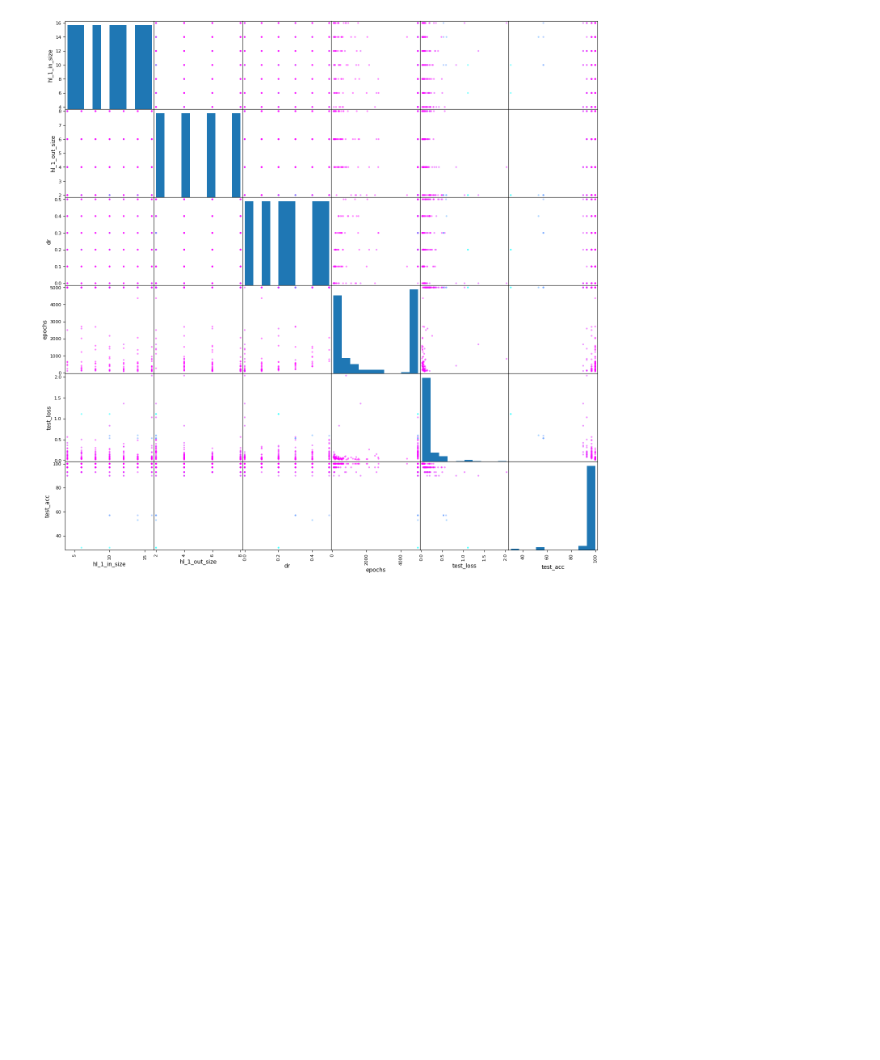
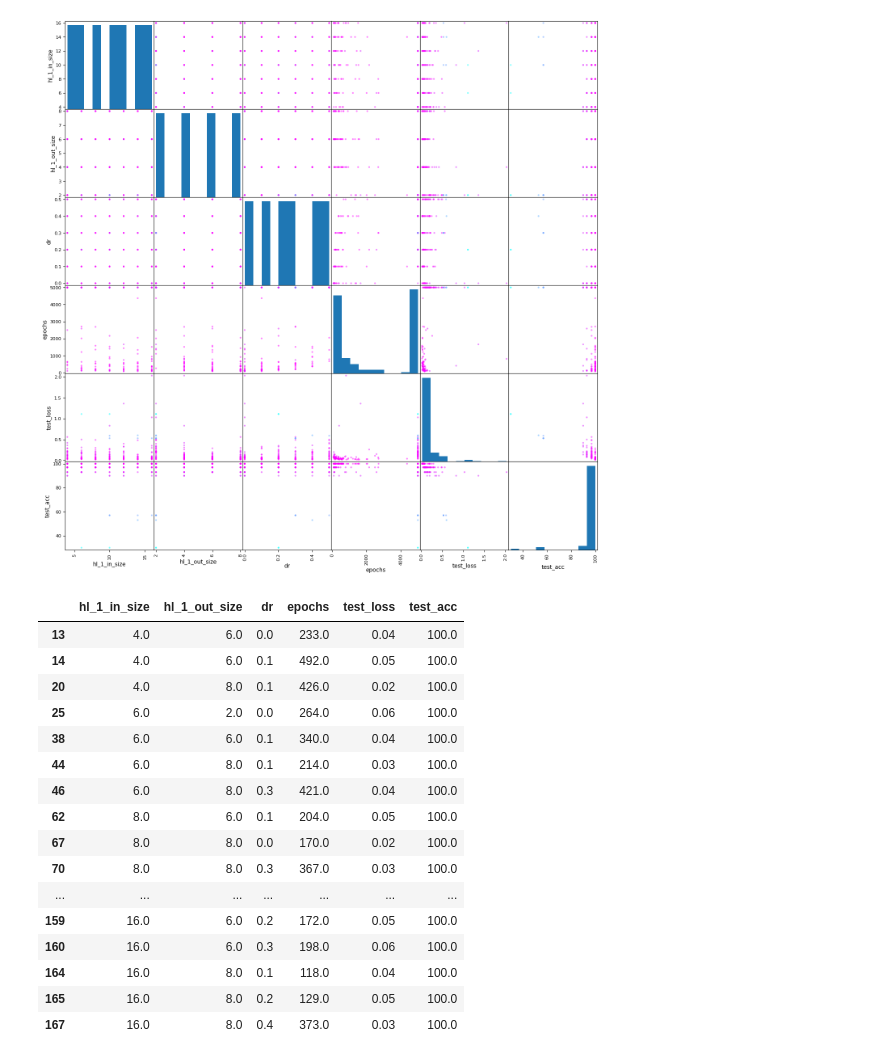
Before and after one commit to aisven/fullstack-ml-academy-homework, a Jupyter notebook: notepads/03-Advanced-Hyperparameteroptimierung/03-Iris-Classification-PyTorch-with-Grid-Search.ipynb, the cells around one changed output. Cells and saved outputs as stored; diff of their text form; code cells hidden in the pictures; blank space fills up the shorter version.

```diff
--- a/notepads/03-Advanced-Hyperparameteroptimierung/03-Iris-Classification-PyTorch-with-Grid-Search.ipynb
+++ b/notepads/03-Advanced-Hyperparameteroptimierung/03-Iris-Classification-PyTorch-with-Grid-Search.ipynb
@@ -653,3 +653,27 @@ range=hl_1_in_size       12.00
  [ 0.04 -0.37 -0.03  0.33  1.   -0.58]
  [-0.01  0.29 -0.05 -0.31 -0.58  1.  ]]
 [figure]
+# %%
+# in this code block we filter out the good results
+
+results_gs_good_pd = results_gs_pd[(results_gs_pd.epochs <= 500) & (results_gs_pd.test_acc >= 99.0)]
+
+results_gs_good_pd
+# %% [output]
+|  | hl_1_in_size | hl_1_out_size | dr | epochs | test_loss | test_acc |
+| 13 | 4.0 | 6.0 | 0.0 | 233.0 | 0.04 | 100.0 |
+| 14 | 4.0 | 6.0 | 0.1 | 492.0 | 0.05 | 100.0 |
+| 20 | 4.0 | 8.0 | 0.1 | 426.0 | 0.02 | 100.0 |
+| 25 | 6.0 | 2.0 | 0.0 | 264.0 | 0.06 | 100.0 |
+| 38 | 6.0 | 6.0 | 0.1 | 340.0 | 0.04 | 100.0 |
+| 44 | 6.0 | 8.0 | 0.1 | 214.0 | 0.03 | 100.0 |
+| 46 | 6.0 | 8.0 | 0.3 | 421.0 | 0.04 | 100.0 |
+| 62 | 8.0 | 6.0 | 0.1 | 204.0 | 0.05 | 100.0 |
+| 67 | 8.0 | 8.0 | 0.0 | 170.0 | 0.02 | 100.0 |
+| 70 | 8.0 | 8.0 | 0.3 | 367.0 | 0.03 | 100.0 |
+| ... | ... | ... | ... | ... | ... | ... |
+| 159 | 16.0 | 6.0 | 0.2 | 172.0 | 0.05 | 100.0 |
+| 160 | 16.0 | 6.0 | 0.3 | 198.0 | 0.06 | 100.0 |
+| 164 | 16.0 | 8.0 | 0.1 | 118.0 | 0.04 | 100.0 |
+| 165 | 16.0 | 8.0 | 0.2 | 129.0 | 0.05 | 100.0 |
+| 167 | 16.0 | 8.0 | 0.4 | 373.0 | 0.03 | 100.0 |
```
Also changed, not shown: parts of 1 cell of this notebook.
